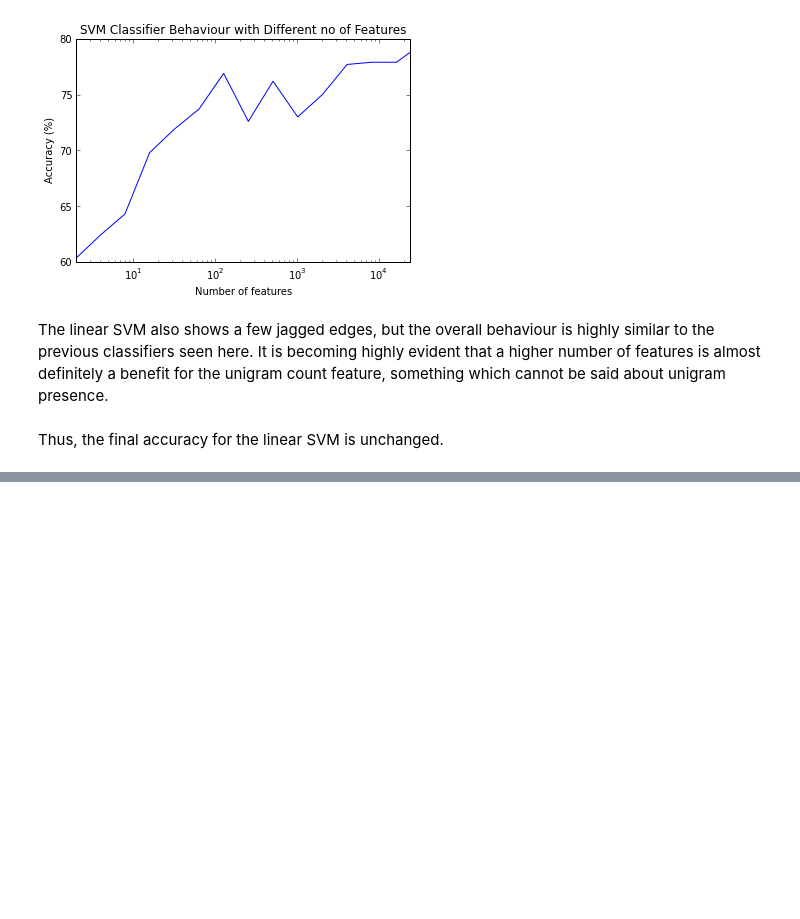
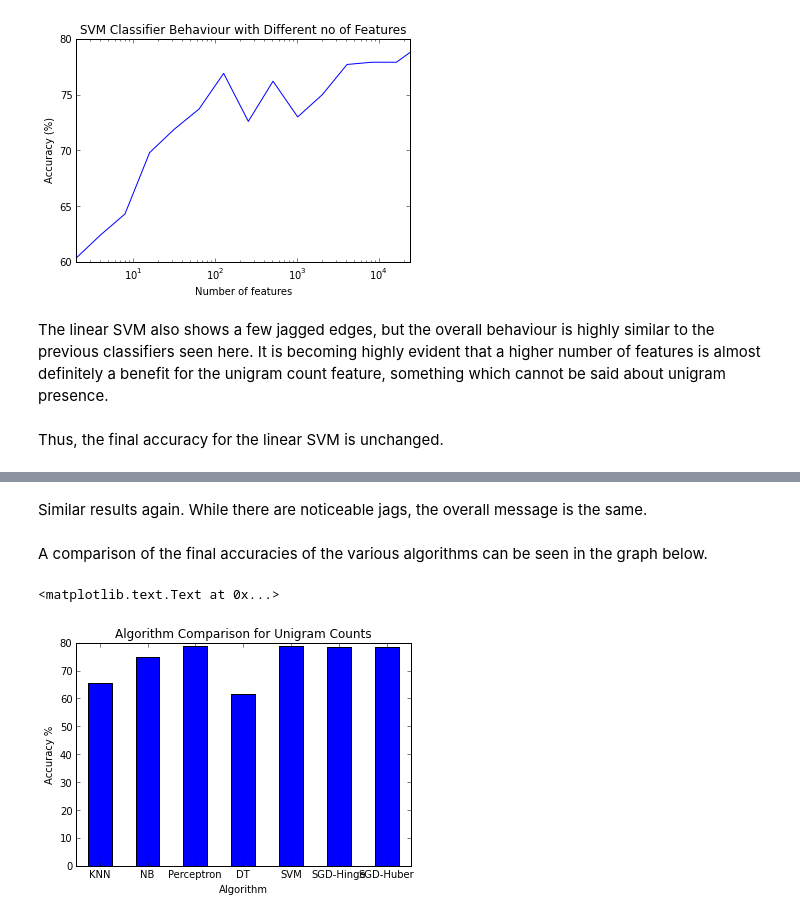
Before and after one commit to DJSagarAhire/Sentiment-Analysis-Comparative-Study, a Jupyter notebook: notebooks/02_Classification-Unigram-Counts.ipynb, the cells around one changed output, grey strips where cells are left out. Saved outputs shown, nothing was run; the diff lists cells and outputs as text; code cells hidden in the pictures; blank space fills up the shorter version.

```diff
--- a/notebooks/02_Classification-Unigram-Counts.ipynb
+++ b/notebooks/02_Classification-Unigram-Counts.ipynb
@@ -349,0 +360,2 @@ Thus, the final accuracy for the linear SVM is unchanged.
+# %%
+unigram_sgd_hinge_accuracy = accuracy()
@@ -349,0 +389,2 @@ Thus, the final accuracy for the linear SVM is unchanged.
+# %%
+unigram_sgd_huber_accuracy = accuracy()
@@ -349,0 +407,16 @@ Thus, the final accuracy for the linear SVM is unchanged.
+# %% [markdown]
+Similar results again. While there are noticeable jags, the overall message is the same.
+# %% [markdown]
+A comparison of the final accuracies of the various algorithms can be seen in the graph below.
+# %%
+names = ['KNN', 'NB', 'Perceptron', 'DT', 'SVM', 'SGD-Hinge', 'SGD-Huber']
+accuracies = [unigram_knn_accuracy, unigram_nb_accuracy, unigram_perceptron_accuracy, unigram_dt_accuracy, unigram_linsvm_accuracy, unigram_sgd_hinge_accuracy, unigram_sgd_huber_accuracy]
+
+bar(arange(0.25, 7.25), accuracies, width=0.5)
+xticks(arange(0.5,7.5), names)
+xlabel('Algorithm')
+ylabel('Accuracy %')
+title('Algorithm Comparison for Unigram Counts')
+# %% [output]
+<matplotlib.text.Text at 0x...>
+[figure, added]
```
Also changed, not shown: parts of 10 cells of this notebook.
